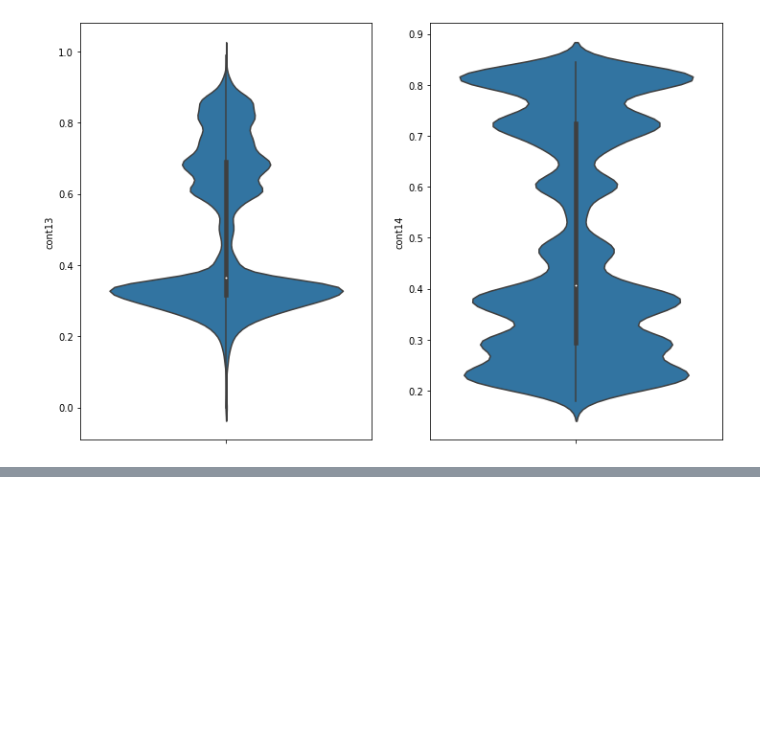
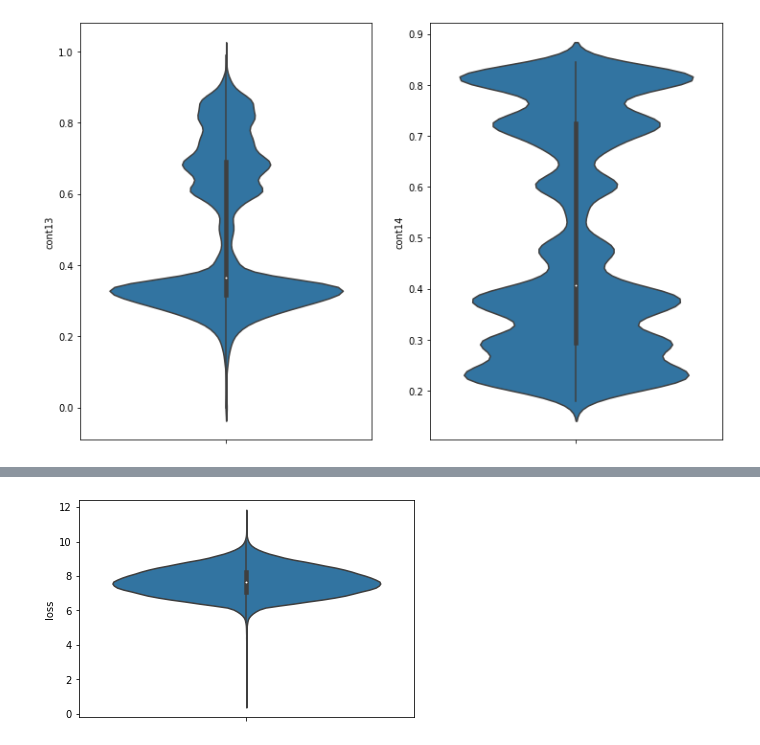
Before and after one commit to wkhosa-wizro/www.kaggle.com-learn, a Jupyter notebook: notebooks/exploratory-study-on-ml-algorithms/exploratory-study-on-ml-algorithms.ipynb, the cells around one changed output, grey strips where cells are left out. Saved outputs shown, nothing was run; the diff lists cells and outputs as text; code cells hidden in the pictures; blank space fills up the shorter version.

```diff
--- a/notebooks/exploratory-study-on-ml-algorithms/exploratory-study-on-ml-algorithms.ipynb
+++ b/notebooks/exploratory-study-on-ml-algorithms/exploratory-study-on-ml-algorithms.ipynb
@@ -245,0 +260,8 @@ for i in range(n_rows):
+# %%
+# looking the loos violinplot, loss is very skewed
+train_data["loss"] = numpy.log1p(train_data['loss'])
+
+sns.violinplot(data=train_data, y='loss')
+plt.show()
+# %% [output]
+[figure, added]
```
Also changed, not shown: parts of 4 cells of this notebook.
